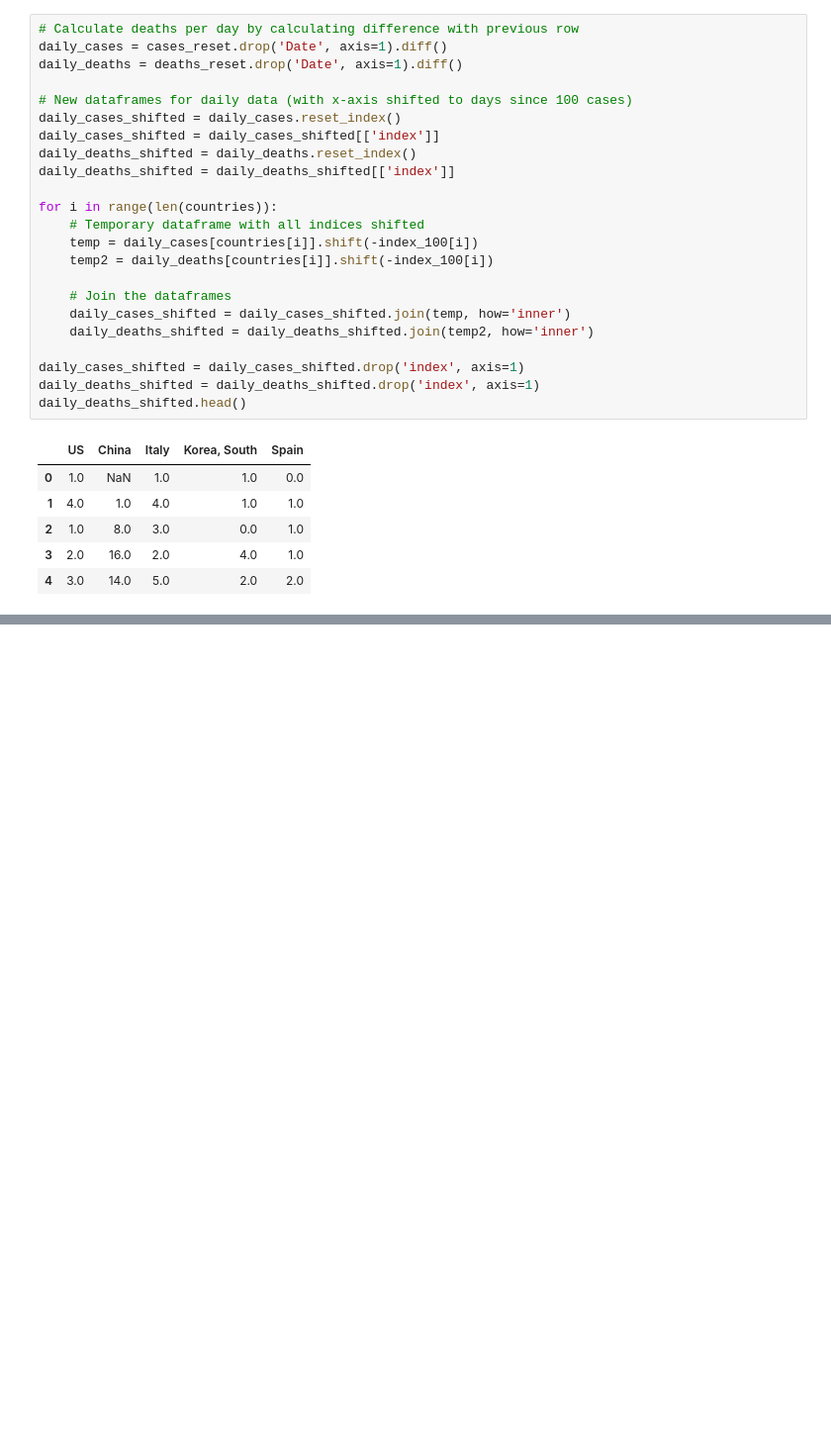
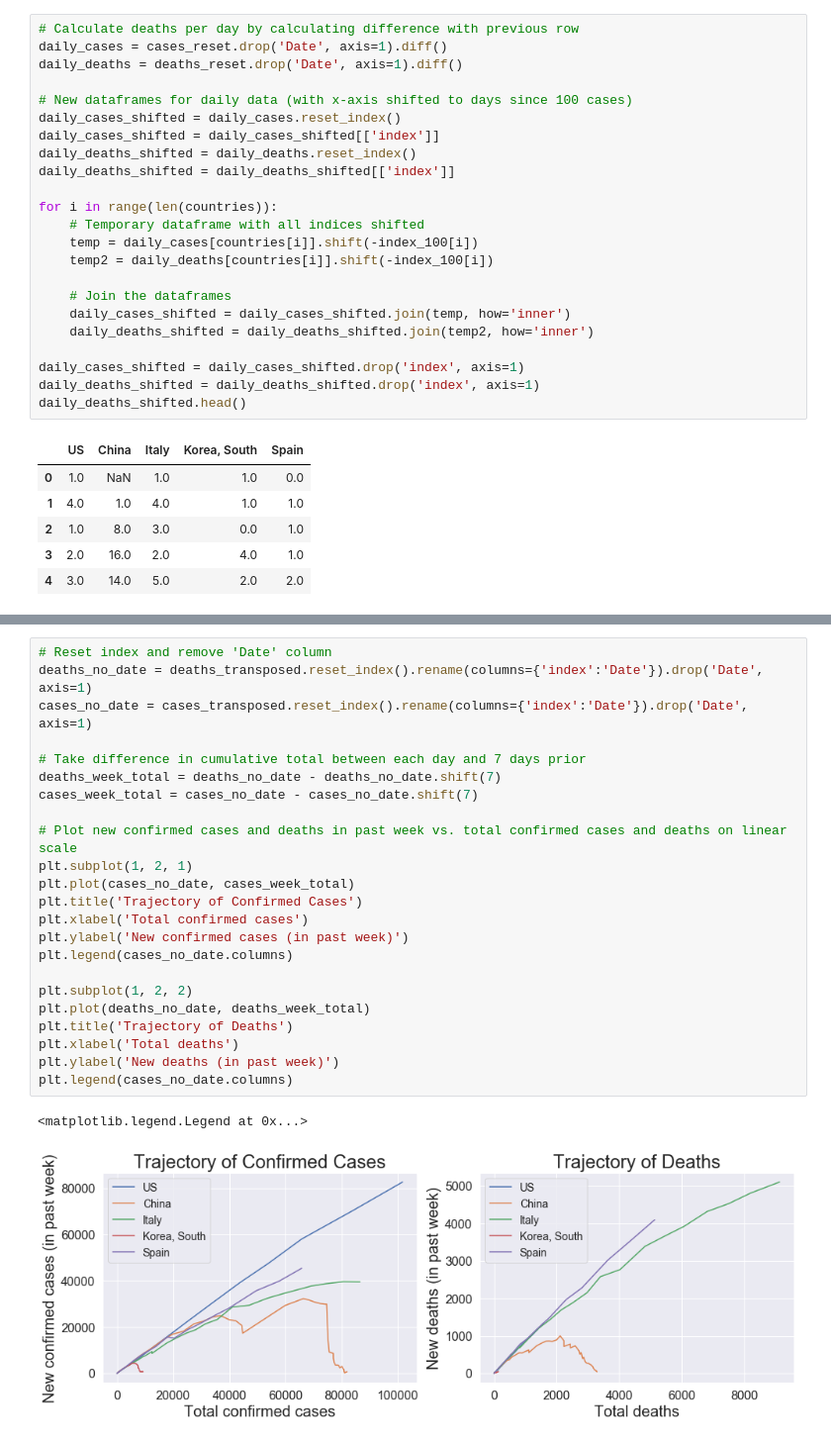
Before and after one commit to AMWen/COVID-19, a Jupyter notebook: COVID-19.ipynb, the cells around one changed output, grey strips where cells are left out. Shown at 99% size. Cells and saved outputs as stored; diff of their text form; blank space fills up the shorter version.

```diff
--- a/COVID-19.ipynb
+++ b/COVID-19.ipynb
@@ -357,0 +380,26 @@ Text(0, 0.5, 'Number of people')
+# %%
+# Reset index and remove 'Date' column
+deaths_no_date = deaths_transposed.reset_index().rename(columns={'index':'Date'}).drop('Date', axis=1)
+cases_no_date = cases_transposed.reset_index().rename(columns={'index':'Date'}).drop('Date', axis=1)
+
+# Take difference in cumulative total between each day and 7 days prior
+deaths_week_total = deaths_no_date - deaths_no_date.shift(7)
+cases_week_total = cases_no_date - cases_no_date.shift(7)
+
+# Plot new confirmed cases and deaths in past week vs. total confirmed cases and deaths on linear scale
+plt.subplot(1, 2, 1)
+plt.plot(cases_no_date, cases_week_total)
+plt.title('Trajectory of Confirmed Cases')
+plt.xlabel('Total confirmed cases')
+plt.ylabel('New confirmed cases (in past week)')
+plt.legend(cases_no_date.columns)
+
+plt.subplot(1, 2, 2)
+plt.plot(deaths_no_date, deaths_week_total)
+plt.title('Trajectory of Deaths')
+plt.xlabel('Total deaths')
+plt.ylabel('New deaths (in past week)')
+plt.legend(cases_no_date.columns)
+# %% [output]
+<matplotlib.legend.Legend at 0x...>
+[figure, added]
```
Also changed, not shown: parts of 15 cells of this notebook, 5 other files.
